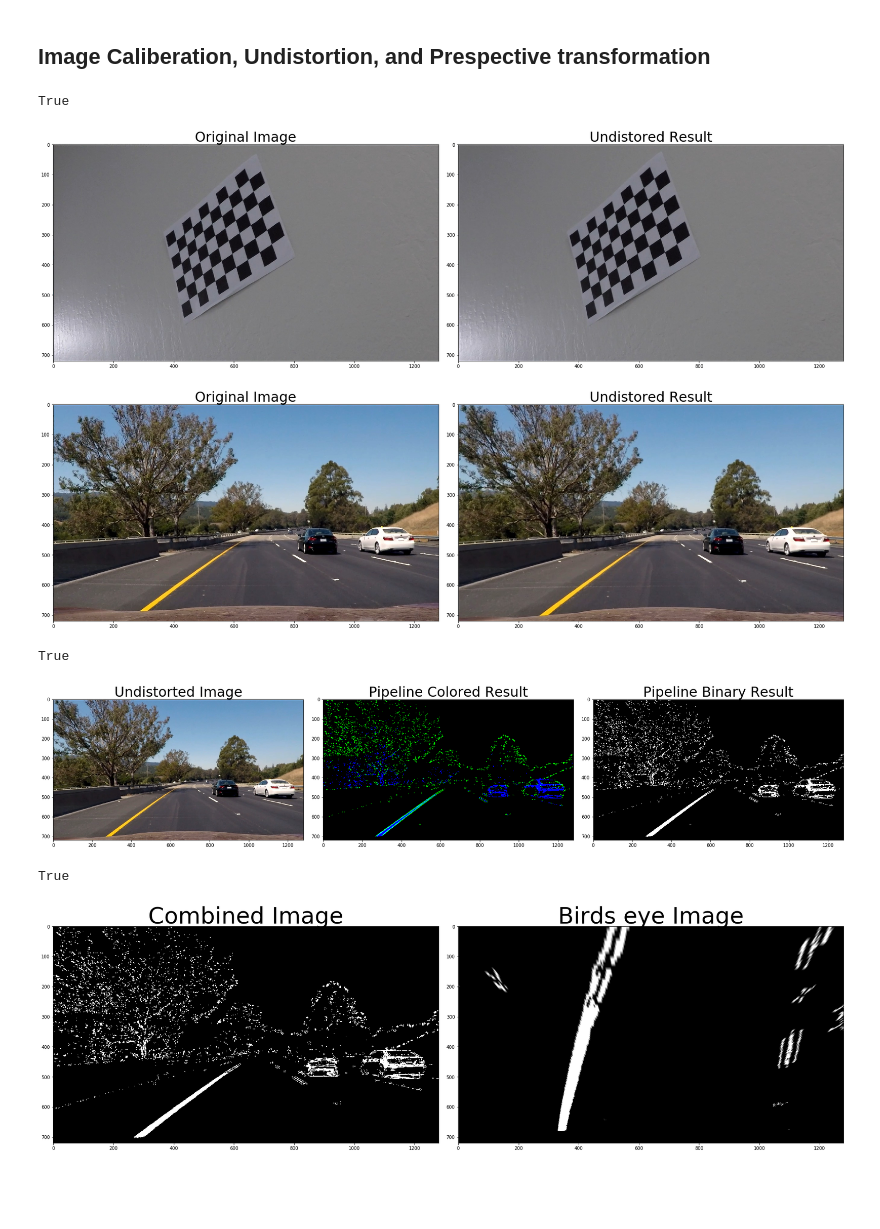
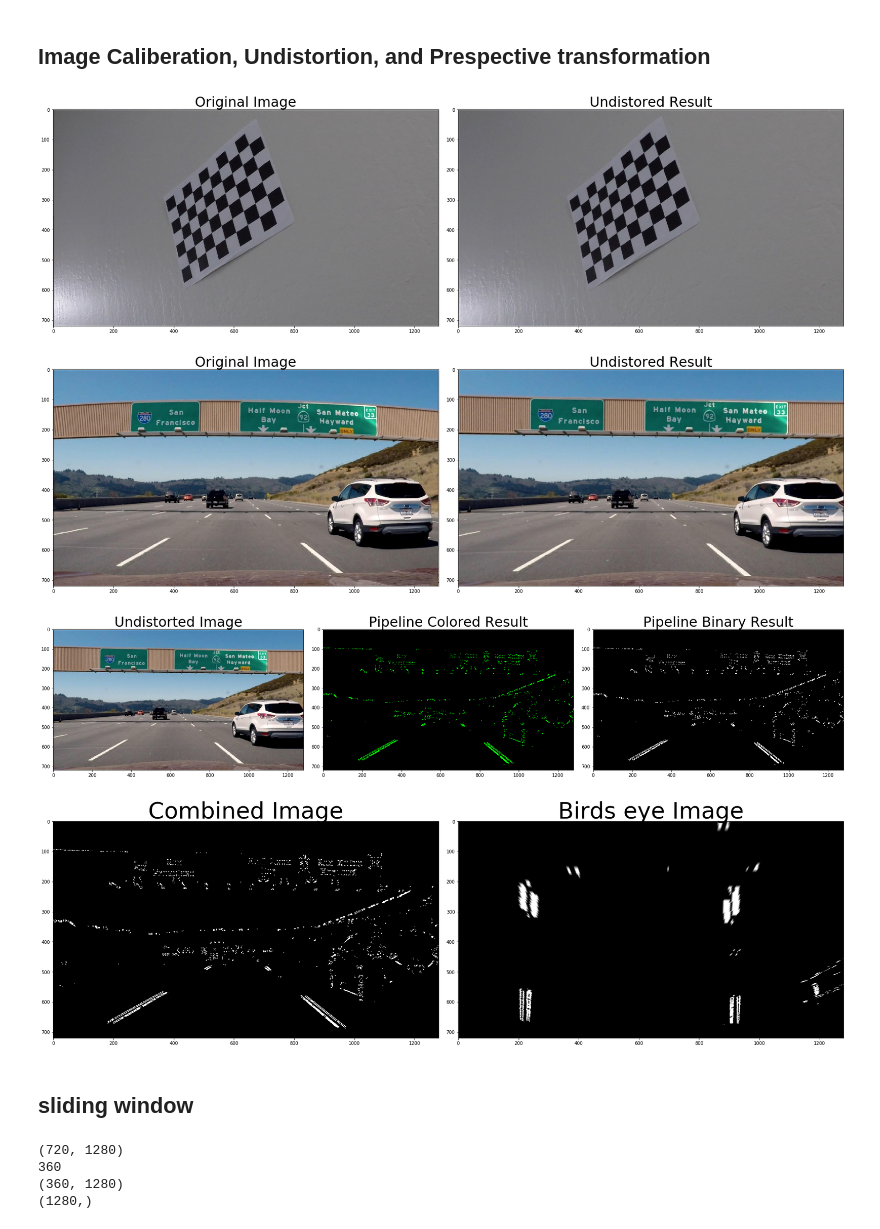
Before and after one commit to eelzinaty/CarND-Advanced-Lane-Lines, a Jupyter notebook: Advanced-Lane-Line-Finding.ipynb, the cells around one changed output. Saved outputs shown, nothing was run; the diff lists cells and outputs as text; code cells hidden in the pictures; blank space fills up the shorter version.

```diff
--- a/Advanced-Lane-Line-Finding.ipynb
+++ b/Advanced-Lane-Line-Finding.ipynb
@@ -16,36 +16,35 @@ mtx, dist = load_camera_cal() #calibrate('camera_cal/calibration*.jpg')
 imag_cal_ex = plt.imread('camera_cal/calibration13.jpg')
 und_img_cal_ex = cal_undistort(imag_cal_ex, mtx, dist)
 
-img_test_ex = plt.imread('test_images/test6.jpg')
+img_test_ex = plt.imread('test_images/signs_vehicles_xygrad.png')
 und_img_test_ex = cal_undistort(img_test_ex, mtx, dist)
 
 # Plot the result
 f, (ax1, ax2) = plt.subplots(1, 2, figsize=(24, 9))
 f.tight_layout()
 
 ax1.imshow(imag_cal_ex)
 ax1.set_title('Original Image', fontsize=30)
 
 ax2.imshow(und_img_cal_ex)
 ax2.set_title('Undistored Result', fontsize=30)
 
 plt.subplots_adjust(left=0., right=1, top=0.9, bottom=0.)
 
 # Plot the result
 f, (ax1, ax2) = plt.subplots(1, 2, figsize=(24, 9))
 f.tight_layout()
 
 ax1.imshow(img_test_ex)
 ax1.set_title('Original Image', fontsize=30)
 
 ax2.imshow(und_img_test_ex)
 ax2.set_title('Undistored Result', fontsize=30)
 
 plt.subplots_adjust(left=0., right=1, top=0.9, bottom=0.)
 # %% [output]
-True
 [figure]
-[figure, old version]
+[figure, new version]
 # %%
 combined, colored = pipeline(und_img_test_ex)
 
@@ -64,8 +63,7 @@ ax3.set_title('Pipeline Binary Result', fontsize=30)
 
 plt.subplots_adjust(left=0., right=1, top=0.9, bottom=0.)
 # %% [output]
-True
-[figure, old version]
+[figure, new version]
 # %%
 top_down = corners_unwarp(combined, 9, 6, mtx, dist)
 f, (ax1, ax2) = plt.subplots(1, 2, figsize=(24, 9))
@@ -76,5 +74,16 @@ ax2.imshow(top_down, cmap='gray')
 ax2.set_title('Birds eye Image', fontsize=50)
 plt.subplots_adjust(left=0., right=1, top=0.9, bottom=0.)
 # %% [output]
-True
-[figure, old version]
+[figure, new version]
+# %% [markdown]
+## sliding window
+# %%
+print(top_down.shape)
+print(top_down.shape[0]//2)
+print((top_down[top_down.shape[0]//2:,:].shape))
+print(np.sum(top_down[top_down.shape[0]//2:,:], axis=0).shape)
+# %% [output]
+(720, 1280)
+360
+(360, 1280)
+(1280,)
```
Also changed, not shown: parts of 11 cells of this notebook, 4 other files.
